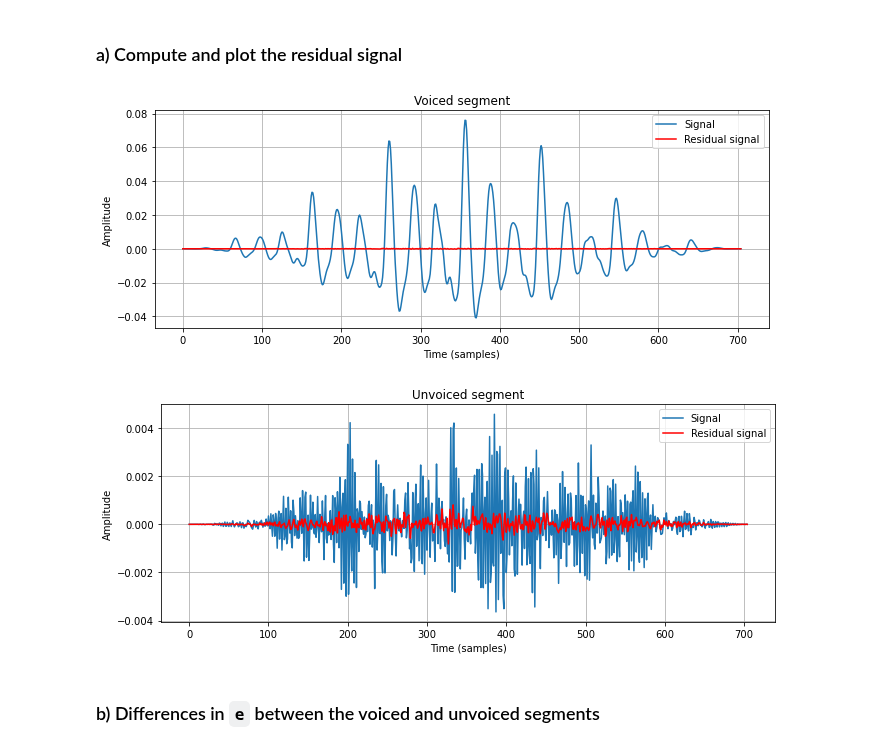
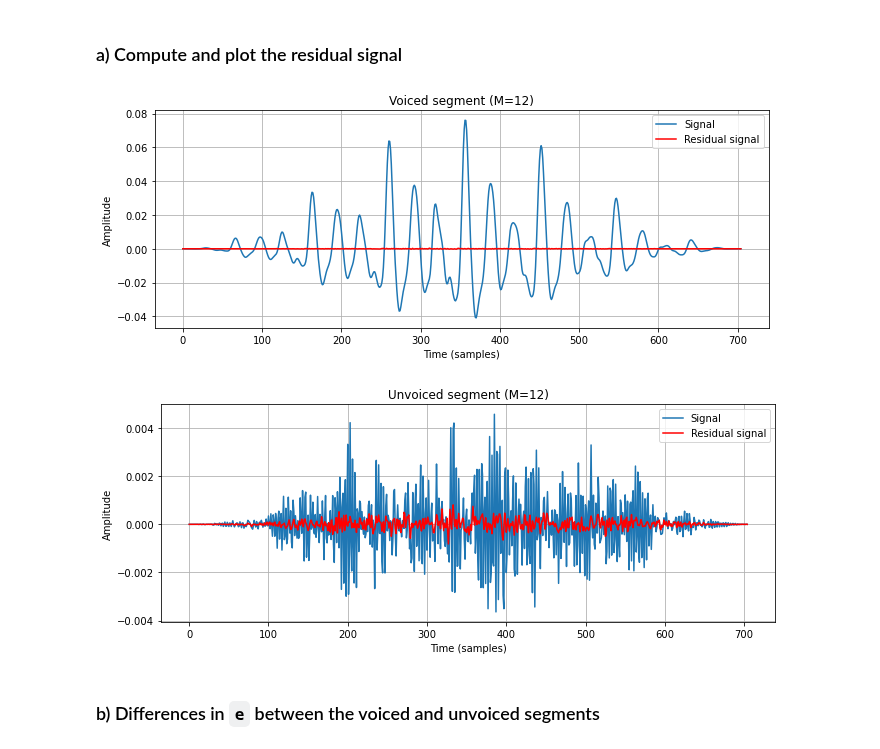
Before and after one commit to iibrahimli/ssp_sose2023, a Jupyter notebook: Exercise3/exercise3.ipynb, the cells around one changed output. Drawn from its saved outputs; the diff is of its cells as text; code cells hidden in the pictures.

```diff
--- a/Exercise3/exercise3.ipynb
+++ b/Exercise3/exercise3.ipynb
@@ -162,7 +162,7 @@ plot_dft(unvoiced_s, fs, "Unvoiced segment", order=M)
 # %% [markdown]
 ### a) Compute and plot the residual signal
 # %%
-def plot_residual(s, a, M, title):
+def plot_residual(s, a, title):
     """Plots the signal and residual signal"""
     e = lfilter(np.concatenate(([1], a)), 1, s)
 
@@ -175,11 +175,11 @@ def plot_residual(s, a, M, title):
     ax.grid()
     ax.legend()
 # %%
-plot_residual(voiced_s, estimate_filter(voiced_s, M), M, "Voiced segment")
-plot_residual(unvoiced_s, estimate_filter(unvoiced_s, M), M, "Unvoiced segment")
+plot_residual(voiced_s, estimate_filter(voiced_s, M), f"Voiced segment (M={M})")
+plot_residual(unvoiced_s, estimate_filter(unvoiced_s, M), f"Unvoiced segment (M={M})")
 # %% [output]
-[figure, old version]
+[figure, new version]
-[figure, old version]
+[figure, new version]
 # %% [markdown]
 ### b) Differences in `e` between the voiced and unvoiced segments
 # %% [markdown]
```
Also changed, not shown: parts of 7 cells of this notebook.
